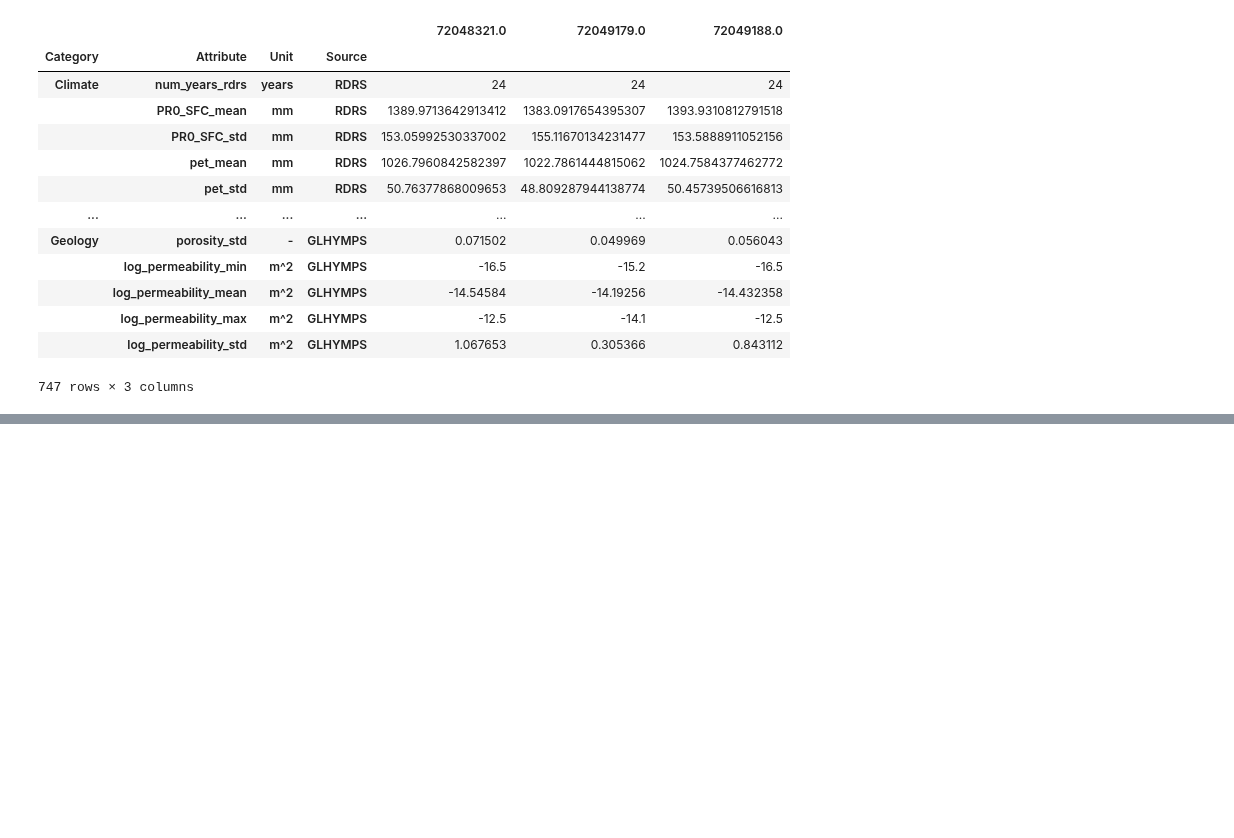
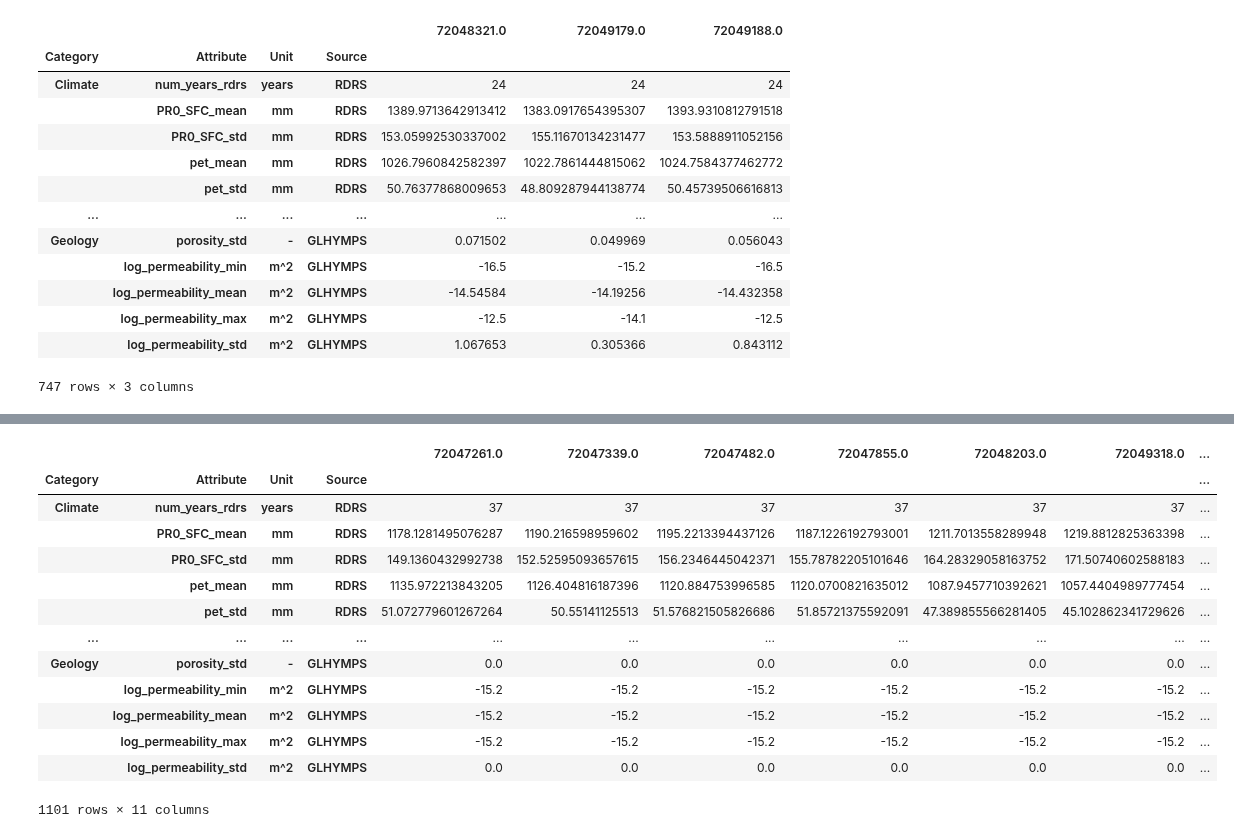
Before and after one commit to CH-Earth/camels_spat, a Jupyter notebook: 9_attributes/3_calculate_attributes_per_subbasin.ipynb, the cells around one changed output, grey strips where cells are left out. Drawn from its saved outputs; the diff is of its cells as text; code cells hidden in the pictures; blank space fills up the shorter version.

Commit message:
WIP: attributes

```diff
--- a/9_attributes/3_calculate_attributes_per_subbasin.ipynb
+++ b/9_attributes/3_calculate_attributes_per_subbasin.ipynb
@@ -318,0 +314,17 @@ def update_values_list_with_categorical(l_values, l_index, zonal_out, source, pr
+# %%
+# Data storage
+l_comids_geo = gdf['COMID'].to_list() # Store the polygon IDs into a list, we'll later use this as columns in the attribute dataframes
+l_values_geo = [[] for _ in range(len(l_comids_geo))] # Initialize an empty list where we'll store this basin's attributes - nested lists for each subbasin
+l_index_geo = [] # Initialize an empty list where we'll store the attribute descriptions - this will be our dataframe index
+
+dataset = 'worldclim'
+if dataset == 'worldclim':
+    csa.oudin_pet_from_worldclim(geo_folder, dataset) # Get an extra PET estimate to sanity check RDRS outcomes
+    csa.aridity_and_fraction_snow_from_worldclim(geo_folder, dataset) # Get monthly aridity and fraction snow maps
+    l_values, l_index = attributes_from_worldclim(geo_folder, dataset, shp, l_values_geo, l_index_geo)
+
+# - geotiffs
+att_df_geo = pd.DataFrame(data = l_values_geo, index = l_comids_geo).transpose()
+multi_index = pd.MultiIndex.from_tuples(l_index_geo, names=['Category', 'Attribute', 'Unit', 'Source'])
+att_df_geo.index = multi_index
+att_df_geo
@@ -954,0 +1186,20 @@ def calculate_rdrs_stats_from_ds(ds,l_values,l_index):
+# %%
+# Load the shapefile to get the sub-basin order for geotiffs and shapefiles
+gdf = gpd.read_file(shp)
+l_comids_geo = gdf['COMID'].to_list() # Store the polygon IDs into a list, we'll later use this as columns in the attribute dataframes
+
+# Initialize storage lists for geotiff and shapefile attributes
+l_values_geo = [[] for _ in range(len(l_comids_geo))] # Initialize an empty list where we'll store this basin's attributes - nested lists for each subbasin
+l_index_geo = [] # Initialize an empty list where we'll store the attribute descriptions - this will be our dataframe index
+# %%
+dataset = 'merit'
+shp_str = shp
+riv_str = riv
+l_values_geo, l_index_geo, l_comids_merit = attributes_from_merit(geo_folder, dataset, shp_str, riv_str, row, l_values_geo, l_index_geo, equal_area_crs=ea_crs)
+assert (l_comids_geo == l_comids_merit).all(), f"mismatch between COMID orders determined before and inside attributes_from_merit()"
+# %%
+# create the geospatial attribute dataframe
+att_df_geo = pd.DataFrame(data = l_values_geo, index = l_comids_geo).transpose()
+multi_index = pd.MultiIndex.from_tuples(l_index_geo, names=['Category', 'Attribute', 'Unit', 'Source'])
+att_df_geo.index = multi_index
+att_df_geo
@@ -1116,0 +1654,17 @@ AssertionError: attributes_from_streamflow(): mismatch between precipitation and
+# %%
+att_df
+# %% [output]
+|  |  |  |  | 72047261.0 | 72047339.0 | 72047482.0 | 72047855.0 | 72048203.0 | 72049318.0 | ... |
+| Category | Attribute | Unit | Source |  |  |  |  |  |  | ... |
+| Climate | num_years_rdrs | years | RDRS | 37 | 37 | 37 | 37 | 37 | 37 | ... |
+|  | PR0_SFC_mean | mm | RDRS | 1178.1281495076287 | 1190.216598959602 | 1195.2213394437126 | 1187.1226192793001 | 1211.7013558289948 | 1219.8812825363398 | ... |
+|  | PR0_SFC_std | mm | RDRS | 149.1360432992738 | 152.52595093657615 | 156.2346445042371 | 155.78782205101646 | 164.28329058163752 | 171.50740602588183 | ... |
+|  | pet_mean | mm | RDRS | 1135.972213843205 | 1126.404816187396 | 1120.884753996585 | 1120.0700821635012 | 1087.9457710392621 | 1057.4404989777454 | ... |
+|  | pet_std | mm | RDRS | 51.072779601267264 | 50.55141125513 | 51.576821505826686 | 51.85721375592091 | 47.389855566281405 | 45.102862341729626 | ... |
+| ... | ... | ... | ... | ... | ... | ... | ... | ... | ... | ... |
+| Geology | porosity_std | - | GLHYMPS | 0.0 | 0.0 | 0.0 | 0.0 | 0.0 | 0.0 | ... |
+|  | log_permeability_min | m^2 | GLHYMPS | -15.2 | -15.2 | -15.2 | -15.2 | -15.2 | -15.2 | ... |
+|  | log_permeability_mean | m^2 | GLHYMPS | -15.2 | -15.2 | -15.2 | -15.2 | -15.2 | -15.2 | ... |
+|  | log_permeability_max | m^2 | GLHYMPS | -15.2 | -15.2 | -15.2 | -15.2 | -15.2 | -15.2 | ... |
+|  | log_permeability_std | m^2 | GLHYMPS | 0.0 | 0.0 | 0.0 | 0.0 | 0.0 | 0.0 | ... |
+1101 rows × 11 columns
```
Also changed, not shown: parts of 26 cells of this notebook, 5 other files.
